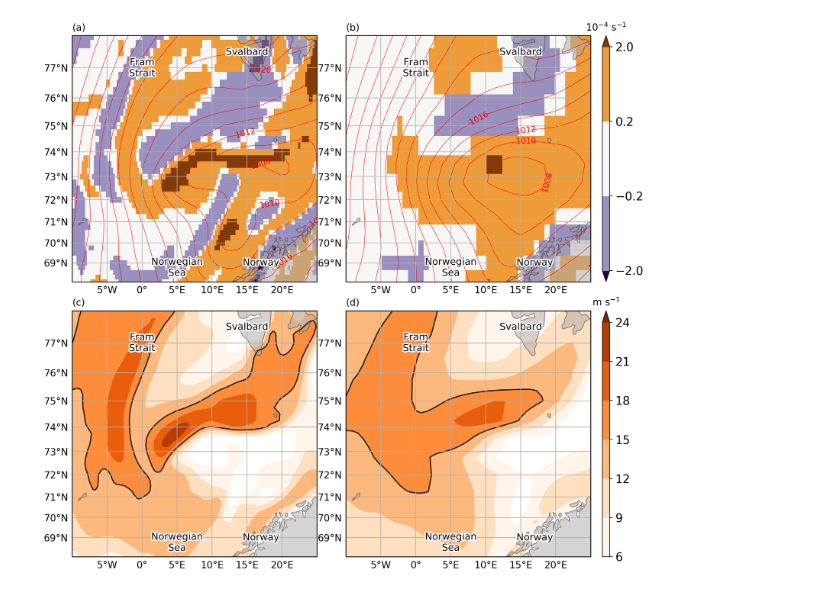
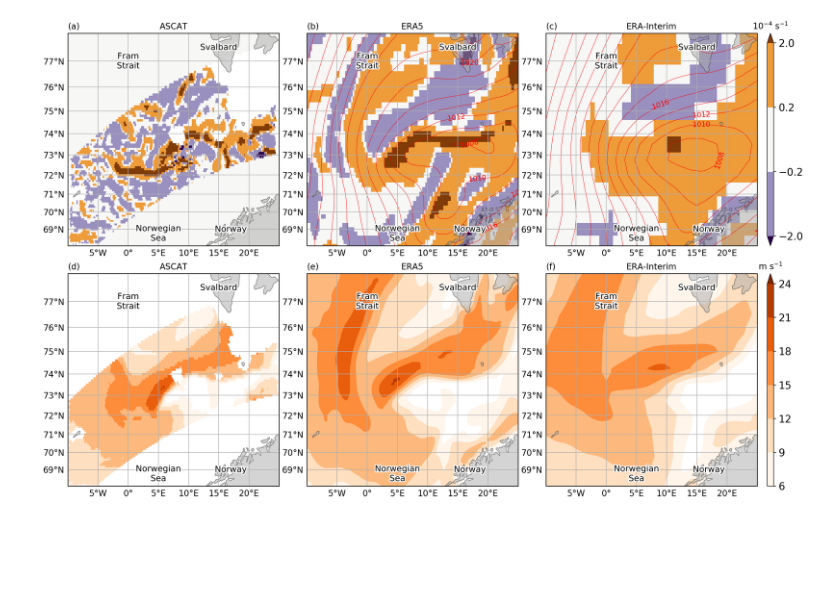
Before and after one commit to cycle13/mc_era5, a Jupyter notebook: code/ACCACIA-Case-Example.ipynb, the cells around one changed output. Cells and saved outputs as stored; diff of their text form; code cells hidden in the pictures; blank space fills up the shorter version.

Commit message:
add ASCAT plots to ACCACIA case, rename NB with histograms

```diff
--- a/code/ACCACIA-Case-Example.ipynb
+++ b/code/ACCACIA-Case-Example.ipynb
@@ -21,0 +120,2 @@ for dataset in datasets:
+# %%
+regridder = xe.Regridder(ascat_subset, target_grid_ds, 'bilinear', reuse_weights=False)
@@ -22,5 +136,5 @@ for dataset in datasets:
 # %%
-AXGR_KW = dict(axes_pad=0.5,
+AXGR_KW = dict(axes_pad=0.55,
                cbar_location='right',
                cbar_mode='edge',
                cbar_pad=0.2,
@@ -42,8 +155,24 @@ _toponyms = [
     dict(name='Fram\nStrait', lon=0, lat=77),
     dict(name='Norwegian\nSea', lon=5, lat=68.75),
 ]
+# %%
+wspd_kw = dict(add_colorbar=False,
+                            add_labels=False,
+                            levels=np.arange(6, 27, 3),
+                            cmap='Oranges',
+                            extend='max')
+vo_kw = dict(levels=[-2, -0.2, 0.2, 2],
+                               cmap='PuOr_r',
+                               extend='both', add_colorbar=False, rasterized=True,
+                               add_labels=False,)
+vo_scale = 1e4
+slp_kw = dict(add_colorbar=False,
+                          add_labels=False,
+                          colors='r',
+                          linewidths=0.5,
+                          levels=np.arange(800, 1100, 2))
 # %%
-ncol = len(datasets)
+ncol = len(datasets) + 1
 nrow = 2
 
 iletters = iter(string.ascii_lowercase)
@@ -52,63 +181,55 @@ fig = plt.figure(figsize=(ncol*6, nrow*6))
 axgr = merc_map_grid(fig, (nrow, ncol), **MERC_KW, **AXGR_KW)
 
 for ax in axgr.axes_all:
     ax.set_title(f'({next(iletters)})', loc='left', fontsize='medium')
 
-for ax, dataset in zip(axgr.axes_row[0], datasets):
-    vort = (dset_dict[dataset].vo.sel(time=accacia_pl_datetime, level=950) * 1e4)[::-1, :]
+# Vorticity and sea-level pressure
+# ASCAT data in the leftmost column
+ax = axgr.axes_row[0][0]
+ax.set_title('ASCAT', loc='center', fontsize='medium')
+(ascat_ds_regr.vo * vo_scale).plot.pcolormesh(ax=ax, **trans, **vo_kw)
+
+for ax, dataset in zip(axgr.axes_row[0][1:], datasets):
+    vort = (dset_dict[dataset].vo.sel(time=accacia_pl_datetime, level=950) * vo_scale)[::-1, :]
     slp = (dset_dict[dataset].msl.sel(time=accacia_pl_datetime) * 1e-2)[::-1, :]
-    h0 = vort.plot.pcolormesh(ax=ax, **trans,
-                               add_colorbar=False,
-                               add_labels=False,
-                               levels=[-2, -0.2, 0.2, 2],
-                               cmap=cmap,
-                               rasterized=True,
-                               extend='both')
+    h0 = vort.plot.pcolormesh(ax=ax, **trans, **vo_kw)
 
-    c = slp.plot.contour(ax=ax, **trans,
-                          add_colorbar=False,
-                          add_labels=False,
-                          colors='r',
-                          linewidths=0.5,
-                          levels=np.arange(800, 1100, 2))
-    ax.clabel(c, fmt='%4.0f', colors='r', fontsize='small')
+    c = slp.plot.contour(ax=ax, **trans, **slp_kw)
+    ax.clabel(c, fmt='%4.0f', colors=slp_kw['colors'], fontsize='small')
+    ax.set_title(aliases[dataset], loc='center', fontsize='medium')
 
-for ax, dataset in zip(axgr.axes_row[1], datasets):
-    u = dset_dict[dataset].u.sel(time=accacia_pl_datetime, level=975)[::-1, :]
-    v = dset_dict[dataset].v.sel(time=accacia_pl_datetime, level=975)[::-1, :]
+# Wind speed
+# ASCAT data in the leftmost column
+ax = axgr.axes_row[1][0]
+ax.set_title('ASCAT', loc='center', fontsize='medium')
+ascat_ds_regr.wspd.plot.pcolormesh(ax=ax, **trans, **wspd_kw)
+
+for ax, dataset in zip(axgr.axes_row[1][1:], datasets):
+    u = dset_dict[dataset].u.sel(time=accacia_pl_datetime, level=1000)[::-1, :]
+    v = dset_dict[dataset].v.sel(time=accacia_pl_datetime, level=1000)[::-1, :]
     wspd = ((u**2 + v**2 )**0.5)
-    h1 = wspd.plot.contourf(ax=ax, **trans,
-                            add_colorbar=False,
-                            add_labels=False,
-                            levels=np.arange(6, 27, 3),
-                            cmap='Oranges',
-                            extend='max')
+    h1 = wspd.plot.contourf(ax=ax, **trans, **wspd_kw)
+    ax.set_title(aliases[dataset], loc='center', fontsize='medium')
 
-    hh = wspd.plot.contour(ax=ax, **trans,
-                           add_colorbar=False,
-                           add_labels=False,
-                           levels=[15],
-                           colors='#222222')
 #     if dataset == 'era5':
 #         xstride = 1
 #         ystride = 1
 #     else:
 #         xstride = 1
 #         ystride = 1
 #     p = ax.quiver(u.longitude[::xstride], u.latitude[::ystride],
 #                   u.values[::ystride, ::xstride], v.values[::ystride, ::xstride], scale=300, **trans)
 
 cb = fig.colorbar(h0, cax=axgr.cbar_axes[0])
 cb.ax.set_title('$10^{-4}$ $s^{-1}$', fontsize='medium')
 cb.ax.tick_params(labelsize='large')
 cb = fig.colorbar(h1, cax=axgr.cbar_axes[1])
 cb.ax.set_title('$m$ $s^{-1}$', fontsize='medium')
 cb.ax.tick_params(labelsize='large')
 
-
 for ax in axgr:
     label_map(ax, _toponyms, **trans, **text_kw)
     ax.tick_params(labelsize='xx-small')
 # %% [output]
-[figure, old version]
+[figure, new version]
 # %%
```
Also changed, not shown: parts of 30 cells of this notebook, 2 other files.
